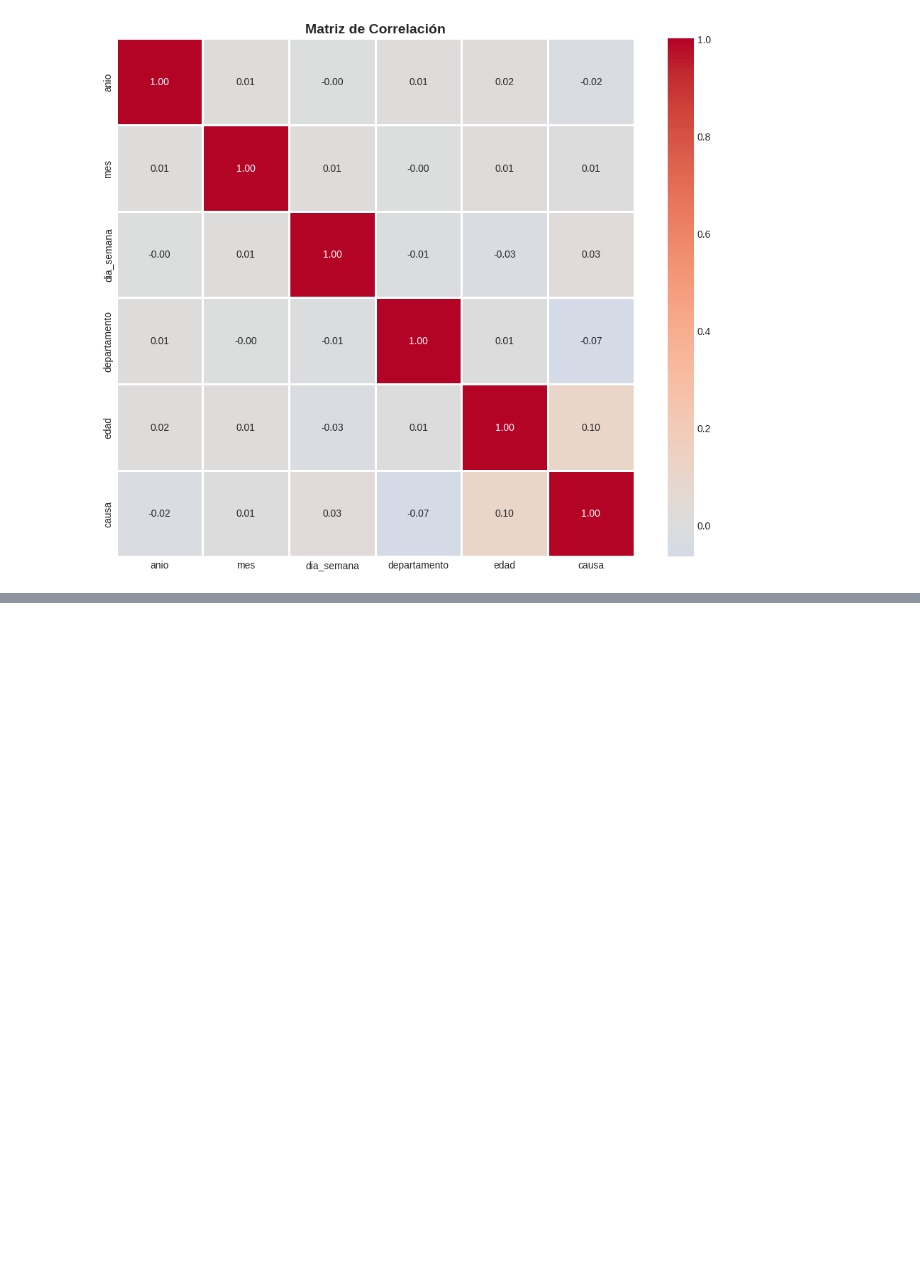
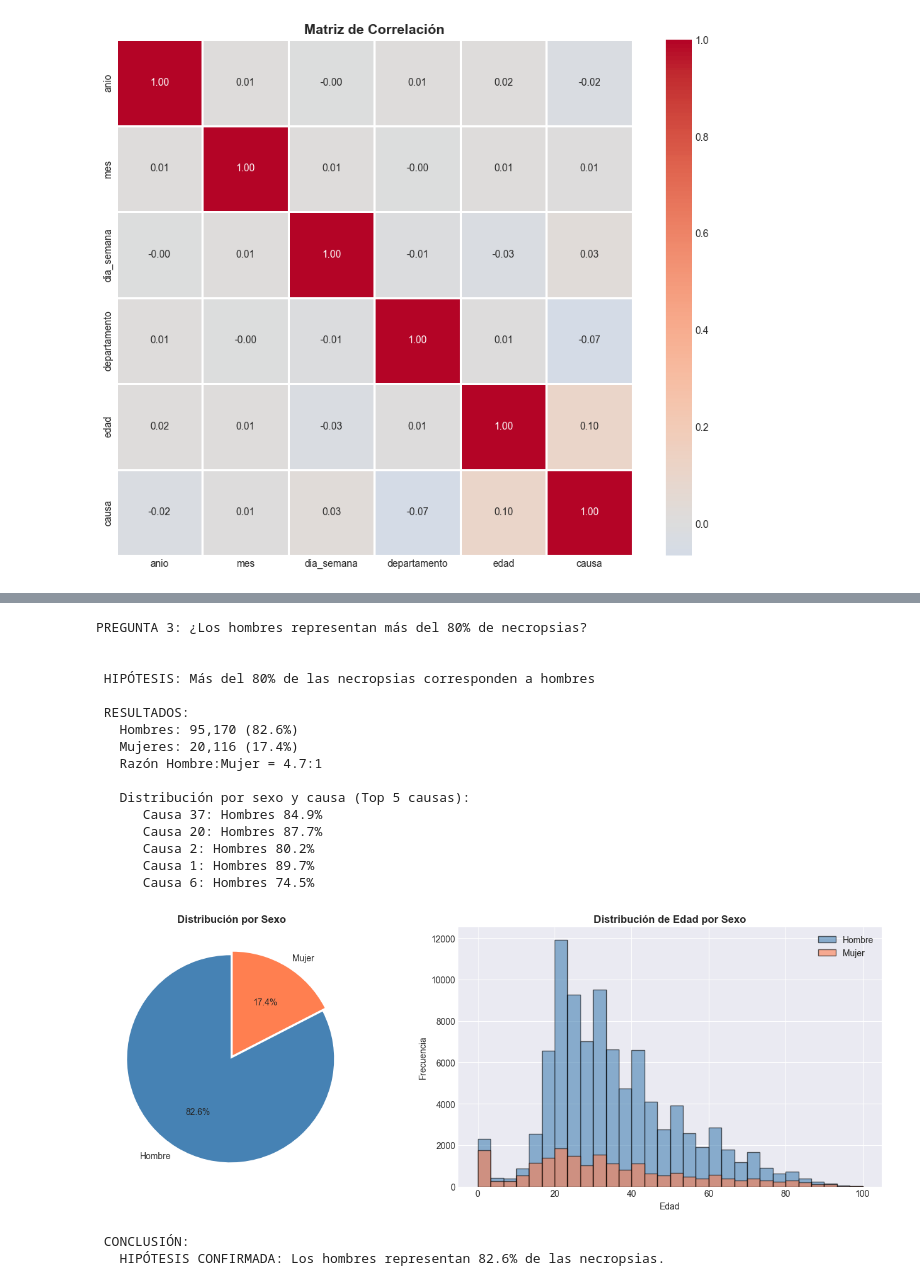
Before and after one commit to JPLopez23/P1-DA, a Jupyter notebook: analisis.ipynb, the cells around one changed output, grey strips where cells are left out. Drawn from its saved outputs; the diff is of its cells as text; code cells hidden in the pictures; blank space fills up the shorter version.

```diff
--- a/analisis.ipynb
+++ b/analisis.ipynb
@@ -484,0 +638,78 @@ causa        -0.021  0.005       0.027        -0.065  0.101  1.000
+# %%
+print("\n" + ""*80)
+print("PREGUNTA 3: ¿Los hombres representan más del 80% de necropsias?")
+print(""*80)
+print("\n HIPÓTESIS: Más del 80% de las necropsias corresponden a hombres")
+
+# Análisis
+sexo_counts = df_limpio['sexo_nombre'].value_counts()
+total_sexo = sexo_counts.sum()
+
+hombres = sexo_counts.get('Hombre', 0)
+mujeres = sexo_counts.get('Mujer', 0)
+pct_hombres = hombres / total_sexo * 100
+pct_mujeres = mujeres / total_sexo * 100
+
+print(f"\n RESULTADOS:")
+print(f"   Hombres: {hombres:,} ({pct_hombres:.1f}%)")
+print(f"   Mujeres: {mujeres:,} ({pct_mujeres:.1f}%)")
+print(f"   Razón Hombre:Mujer = {hombres/mujeres:.1f}:1")
+
+# Análisis por causa y sexo
+print("\n   Distribución por sexo y causa (Top 5 causas):")
+tabla_sexo_causa = pd.crosstab(df_limpio['causa'], df_limpio['sexo_nombre'], normalize='index') * 100
+for causa in df_limpio['causa'].value_counts().head(5).index:
+    if causa in tabla_sexo_causa.index:
+        h = tabla_sexo_causa.loc[causa, 'Hombre'] if 'Hombre' in tabla_sexo_causa.columns else 0
+        print(f"      Causa {int(causa)}: Hombres {h:.1f}%")
+
+# Visualización
+fig, axes = plt.subplots(1, 2, figsize=(14, 5))
+
+# Pie chart
+axes[0].pie([hombres, mujeres], labels=['Hombre', 'Mujer'],
+            autopct='%1.1f%%', colors=['steelblue', 'coral'],
+            explode=[0.02, 0.02], startangle=90)
+axes[0].set_title('Distribución por Sexo', fontweight='bold')
+
+# Por edad y sexo
+df_plot = df_limpio[df_limpio['sexo_nombre'].notna() & df_limpio['edad'].notna()]
+for sexo, color in [('Hombre', 'steelblue'), ('Mujer', 'coral')]:
+    data = df_plot[df_plot['sexo_nombre'] == sexo]['edad']
+    axes[1].hist(data, bins=30, alpha=0.6, label=sexo, color=color, edgecolor='black')
+axes[1].set_xlabel('Edad')
+axes[1].set_ylabel('Frecuencia')
+axes[1].set_title('Distribución de Edad por Sexo', fontweight='bold')
+axes[1].legend()
+
+plt.tight_layout()
+plt.savefig('graficos/pregunta3_sexo.png', dpi=300)
+plt.show()
+
+# Conclusión
+print("\n CONCLUSIÓN:")
+if pct_hombres > 80:
+    print(f"   HIPÓTESIS CONFIRMADA: Los hombres representan {pct_hombres:.1f}% de las necropsias.")
+else:
+    print(f"   HIPÓTESIS PARCIALMENTE CONFIRMADA: Los hombres representan {pct_hombres:.1f}%,")
+    print("   menos del 80% pero aún son amplia mayoría.")
+# %% [output]
+PREGUNTA 3: ¿Los hombres representan más del 80% de necropsias?
+
+
+ HIPÓTESIS: Más del 80% de las necropsias corresponden a hombres
+
+ RESULTADOS:
+   Hombres: 95,170 (82.6%)
+   Mujeres: 20,116 (17.4%)
+   Razón Hombre:Mujer = 4.7:1
+
+   Distribución por sexo y causa (Top 5 causas):
+      Causa 37: Hombres 84.9%
+      Causa 20: Hombres 87.7%
+      Causa 2: Hombres 80.2%
+      Causa 1: Hombres 89.7%
+      Causa 6: Hombres 74.5%
+[figure, added]
+ CONCLUSIÓN:
+   HIPÓTESIS CONFIRMADA: Los hombres representan 82.6% de las necropsias.
```
Also changed, not shown: parts of 21 cells of this notebook, 23 other files.
